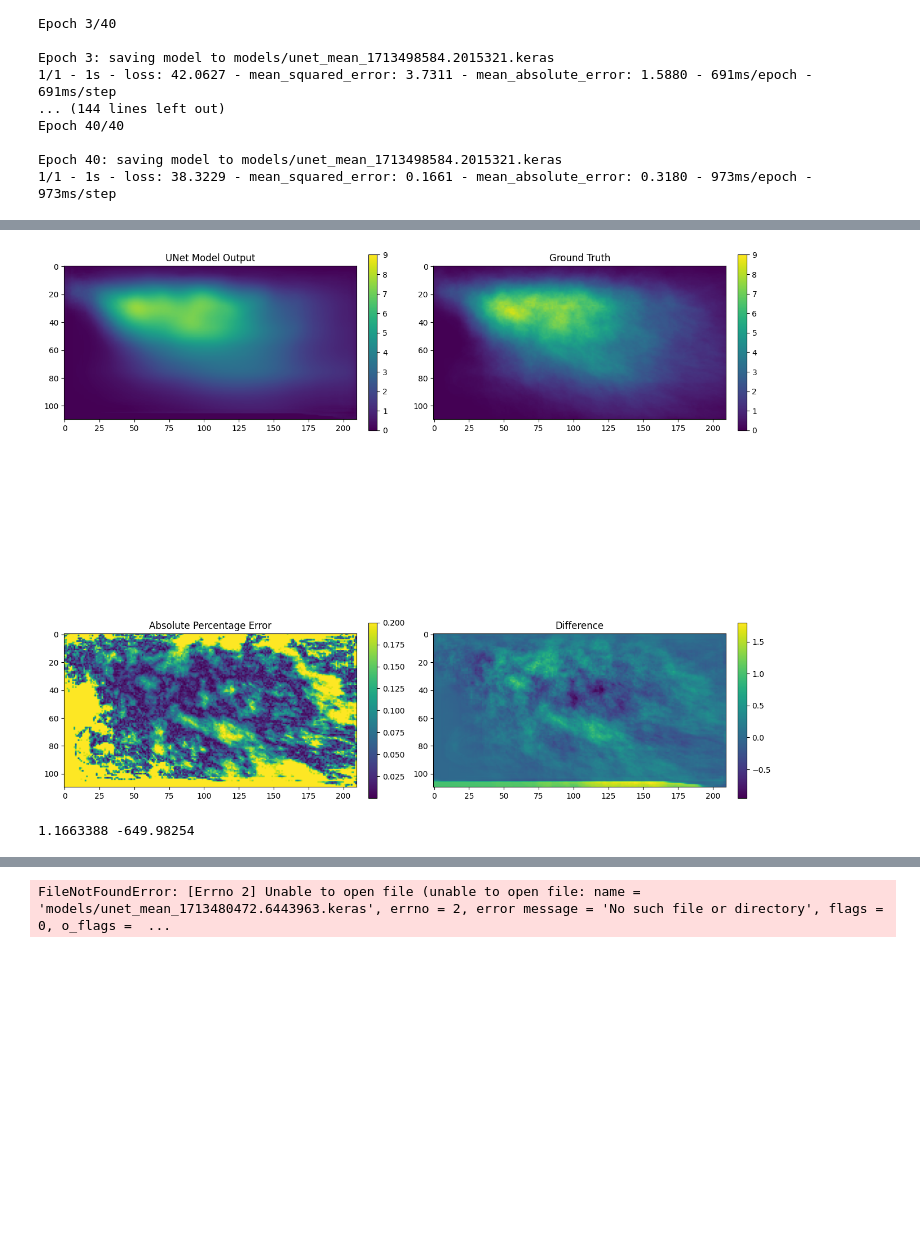
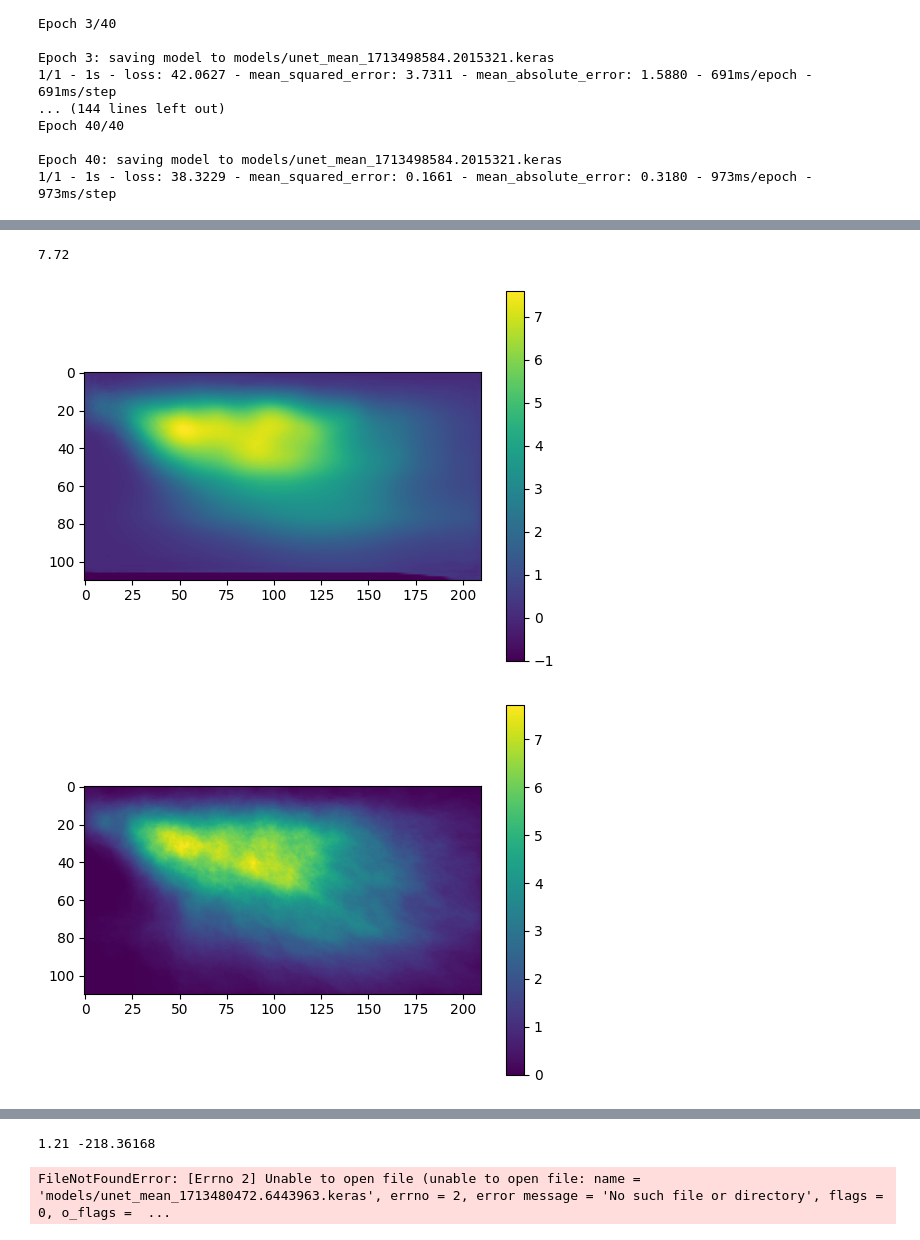
Before and after one commit to EMPIRIC2/EMPIRIC_TC, a Jupyter notebook: train_unet_experiments.ipynb, the cells around one changed output, grey strips where cells are left out. Saved outputs shown, nothing was run; the diff lists cells and outputs as text; code cells hidden in the pictures; blank space fills up the shorter version.

```diff
--- a/train_unet_experiments.ipynb
+++ b/train_unet_experiments.ipynb
@@ -311,54 +307,36 @@ def site_error(pred, true, sites):
 
     squared_errors = []
     percentage_errors = []
 
     for site in sites:
 
         cell = getGridCell(*site, .5, 'SP')
         squared_error = (pred[cell] - true[cell])**2
         percentage_error = (pred[cell] - true[cell])/(true[cell])**2
 
 
         squared_errors.append(squared_error)
         percentage_errors.append(percentage_error)
 
     return squared_errors, percentage_errors
 
 
 for i in range(len(predictions)):
-
-    fig, axs = plt.subplots(2, 2, layout='constrained', figsize=(13,13))
-    ims = axs[0, 0].imshow(predictions[i])
-    ims.set_clim(0, 9)
-    axs[0,0].set_title('UNet Model Output')
-    plt.colorbar(ims, ax=axs[0,0], fraction=0.03, pad=0.04)
-    ims = axs[0, 1].imshow(outputs[i])
-    ims.set_clim(0, 9)
-
-    plt.colorbar(ims, ax=axs[0,1], fraction=0.03, pad=0.04)
-    axs[0,1].set_title('Ground Truth')
-
-    ims = axs[1, 0].imshow(np.abs(np.clip((outputs[i] - predictions[i])/(outputs[i]), a_min=-.2, a_max=.2)))
-    axs[1,0].set_title('Absolute Percentage Error')
-    plt.colorbar(ims, ax=axs[1,0], fraction=0.03, pad=0.04)
-    ims = axs[1, 1].imshow(outputs[i] - predictions[i])
-    axs[1,1].set_title('Difference')
-    plt.colorbar(ims, ax=axs[1,1], fraction=0.03, pad=0.04)
-    plt.show()
-    '''print(np.max(outputs[i]))
+    print(np.max(outputs[i]))
     plt.imshow(predictions[i])
     plt.colorbar()
     plt.show()
     plt.imshow(outputs[i])
     plt.colorbar()
     plt.show()
 
-    plt.imshow(np.abs(np.clip((outputs[i] - predictions[i])/(outputs[i]), a_min=-.2, a_max=.2)))
+    plt.imshow(np.clip((outputs[i] - predictions[i])/(outputs[i]), a_min=-.2, a_max=.2))
     plt.colorbar()
     plt.show()
-    '''
+
     squared_errors, percentage_errors = site_error(predictions[i], outputs[i], sites)
     print(np.max(squared_errors), np.min(percentage_errors))
 # %% [output]
+7.72
-[figure, old version]
+[figure, new version]
-1.1663388 -649.98254
+[figure, added]
@@ -365,3 +344,4 @@ for i in range(len(predictions)):
+1.21 -218.36168
 # %%
 
 def get_weight_grad(model, data, labels):
```
Also changed, not shown: parts of 2 cells of this notebook, 5 other files.
